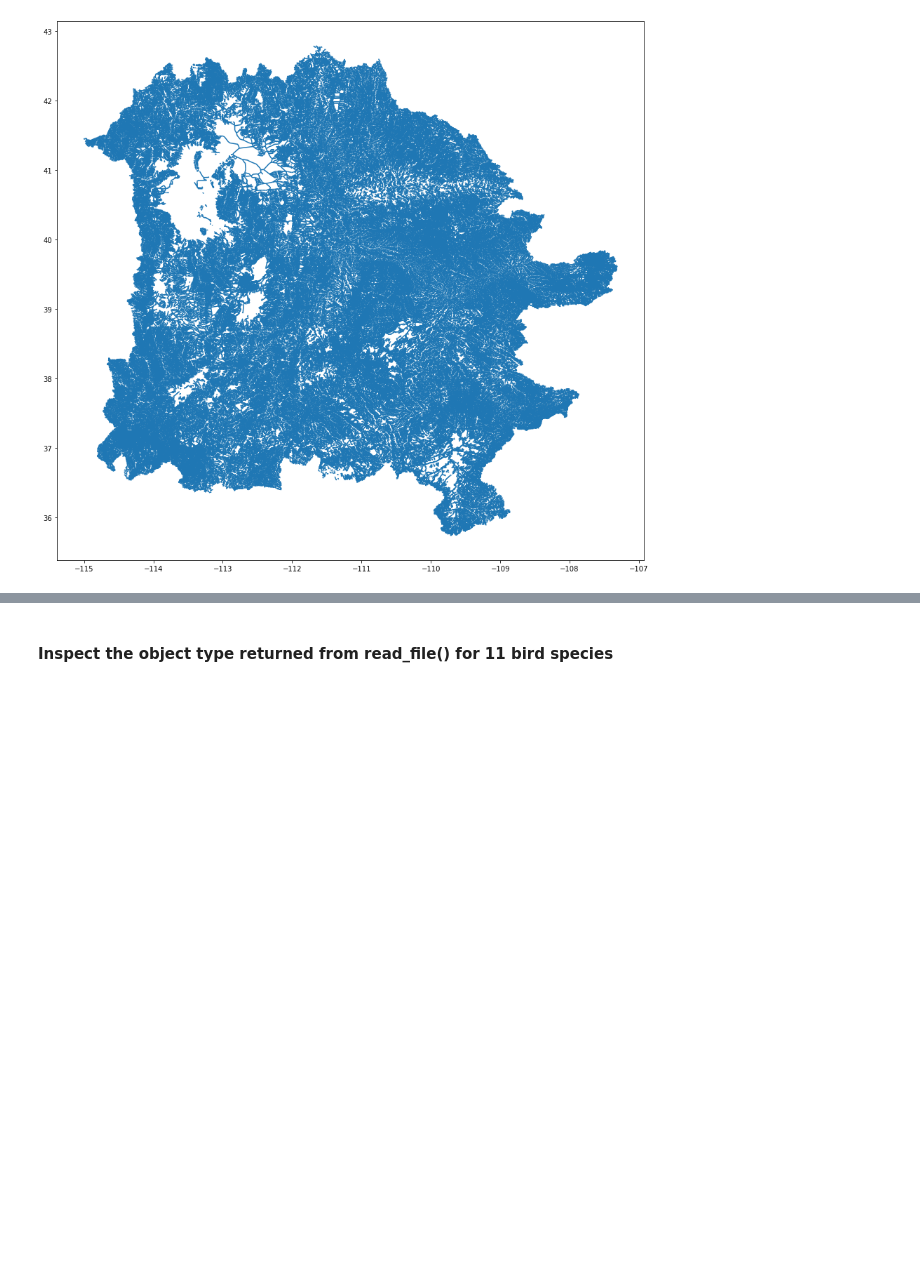
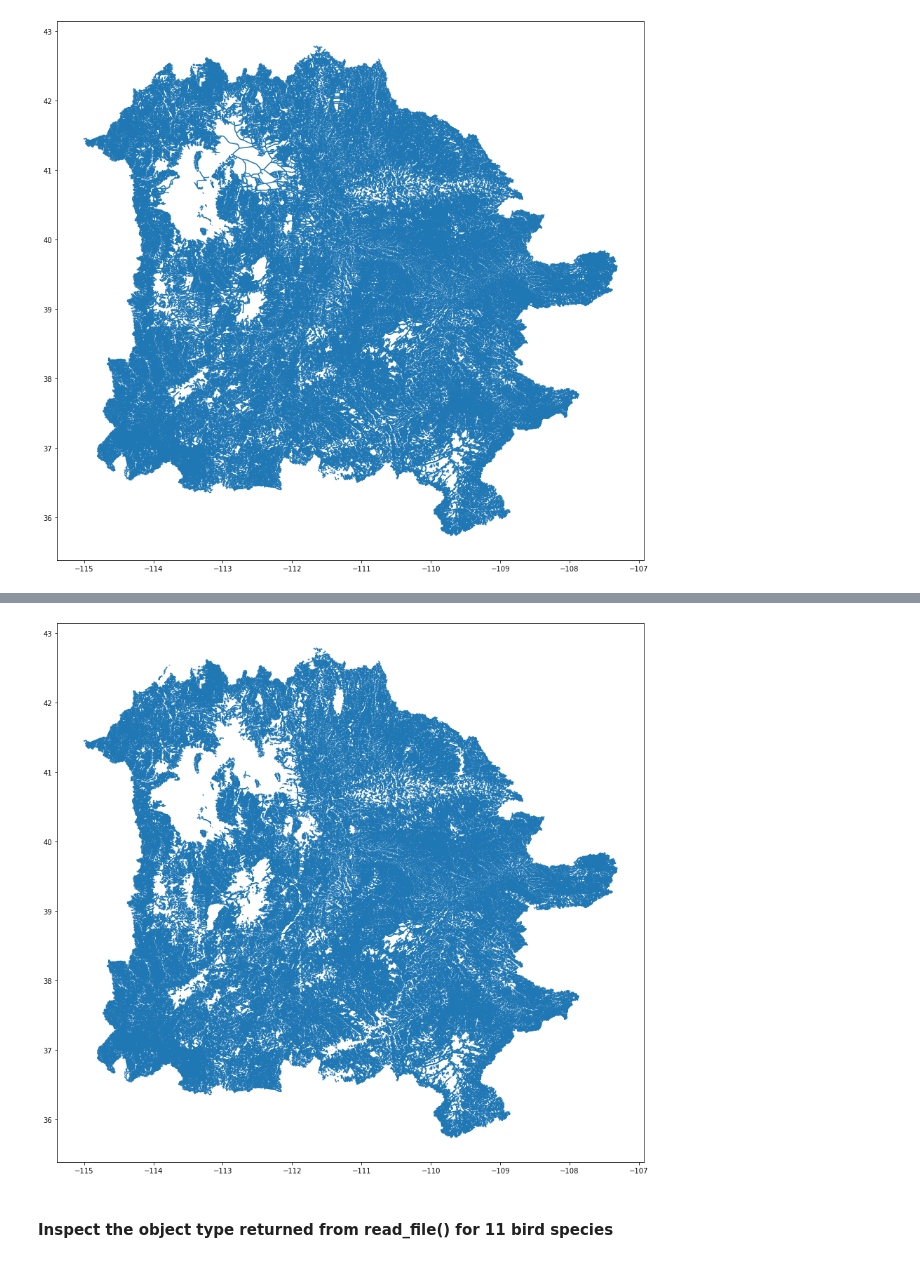
Before and after one commit to zac-stanley/birds-utah, a Jupyter notebook: notebooks/bird_occurrences_utah_explore.ipynb, the cells around one changed output, grey strips where cells are left out. Drawn from its saved outputs; the diff is of its cells as text; code cells hidden in the pictures; blank space fills up the shorter version.

```diff
--- a/notebooks/bird_occurrences_utah_explore.ipynb
+++ b/notebooks/bird_occurrences_utah_explore.ipynb
@@ -127,0 +128,2 @@ utah_streams.plot(figsize=(15,15));
+# %%
+utah_major_streams = utah_streams[(utah_streams['FType_Text']=='Stream/River') & (utah_streams['IsMajor'] == 1)]
@@ -128,3 +150,7 @@ utah_streams.plot(figsize=(15,15));
+# %%
+utah_major_streams.plot(figsize=(15,15));
+# %% [output]
+[figure, added]
 # %% [markdown]
 #### Inspect the object type returned from read_file() for 11 bird species
 # %%
```
Also changed, not shown: parts of 2 cells of this notebook.
